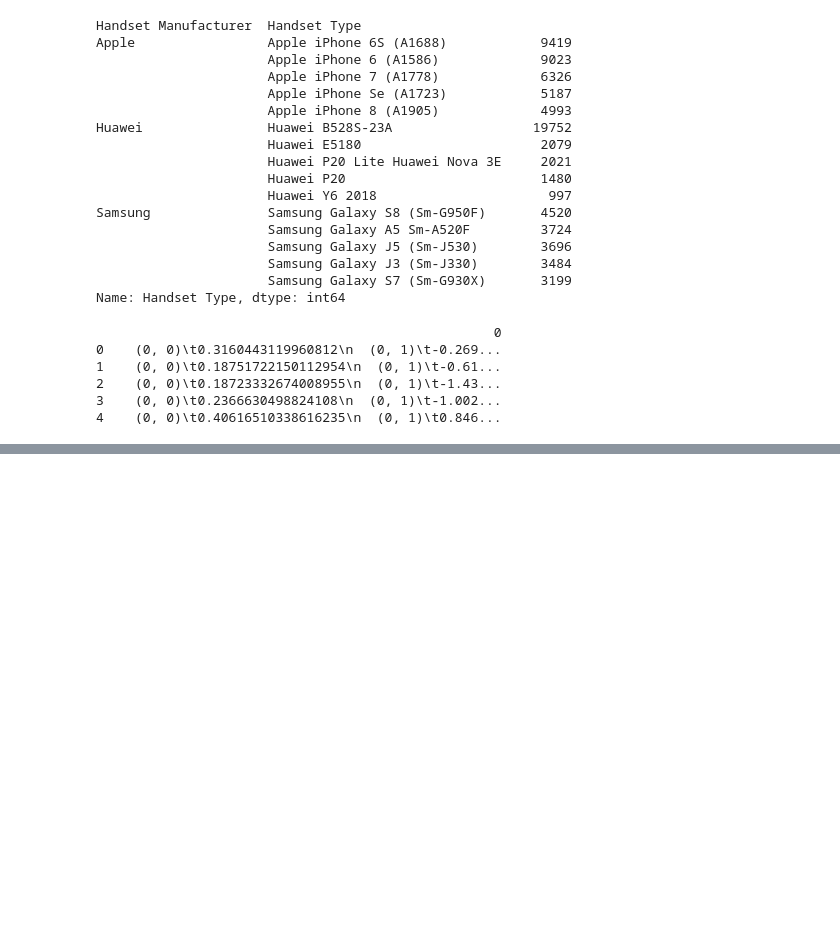
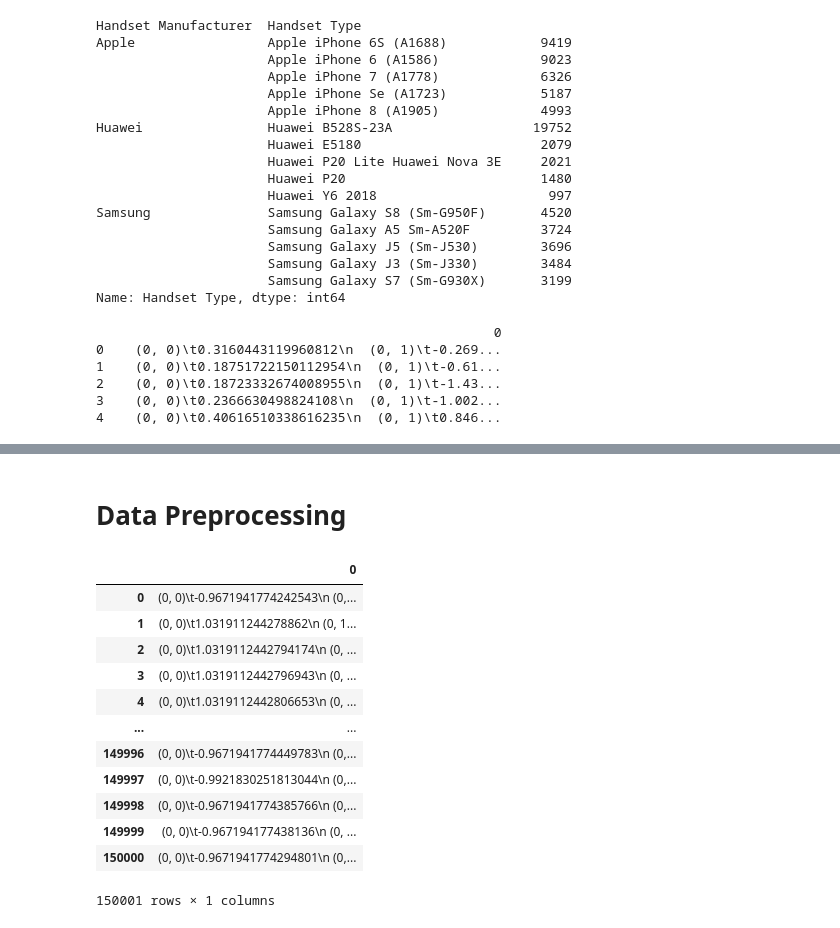
Before and after one commit to hillaryke/Telecom-User-Analytics, a Jupyter notebook: notebooks/data_exploration_preprocessing.ipynb, the cells around one changed output, grey strips where cells are left out. Drawn from its saved outputs; the diff is of its cells as text; code cells hidden in the pictures; blank space fills up the shorter version.

```diff
--- a/notebooks/data_exploration_preprocessing.ipynb
+++ b/notebooks/data_exploration_preprocessing.ipynb
@@ -215,0 +360,52 @@ print(X_df.head())
+# %%
+from sklearn.pipeline import Pipeline
+from sklearn.compose import ColumnTransformer
+from sklearn.impute import SimpleImputer
+from sklearn.preprocessing import StandardScaler, OneHotEncoder
+
+def preprocess_data(df, numeric_features, categorical_features):
+    # Define preprocessing for numeric columns (scale values)
+    numeric_transformer = Pipeline(steps=[
+        ('imputer', SimpleImputer(strategy='mean')),
+        ('scaler', StandardScaler())])
+
+    # Define preprocessing for categorical columns (one hot encoding)
+    categorical_transformer = Pipeline(steps=[
+        ('imputer', SimpleImputer(strategy='constant', fill_value='missing')),
+        ('onehot', OneHotEncoder(handle_unknown='ignore'))])
+
+    # Combine preprocessing steps
+    preprocessor = ColumnTransformer(
+        transformers=[
+            ('num', numeric_transformer, numeric_features),
+            ('cat', categorical_transformer, categorical_features)])
+
+    # Fit and transform the data
+    df_preprocessed = preprocessor.fit_transform(df)
+
+    return df_preprocessed
+# %% [markdown]
+# Data Preprocessing
+# %%
+numeric_features = df.select_dtypes(include=['float64', 'int64']).columns.tolist()
+categorical_features = df.select_dtypes(include=['object']).columns.tolist()
+df_preprocessed = preprocess_data(df, numeric_features, categorical_features)
+# %%
+# Convert the preprocessed data back to a DataFrame
+df_preprocessed = pd.DataFrame(df_preprocessed)
+# %%
+df_preprocessed
+# %% [output]
+|  | 0 |
+| 0 | (0, 0)\t-0.9671941774242543\n (0,... |
+| 1 | (0, 0)\t1.031911244278862\n (0, 1... |
+| 2 | (0, 0)\t1.0319112442794174\n (0, ... |
+| 3 | (0, 0)\t1.0319112442796943\n (0, ... |
+| 4 | (0, 0)\t1.0319112442806653\n (0, ... |
+| ... | ... |
+| 149996 | (0, 0)\t-0.9671941774449783\n (0,... |
+| 149997 | (0, 0)\t-0.9921830251813044\n (0,... |
+| 149998 | (0, 0)\t-0.9671941774385766\n (0,... |
+| 149999 | (0, 0)\t-0.967194177438136\n (0, ... |
+| 150000 | (0, 0)\t-0.9671941774294801\n (0,... |
+150001 rows × 1 columns
```
Also changed, not shown: parts of 2 cells of this notebook, 1 other file.
